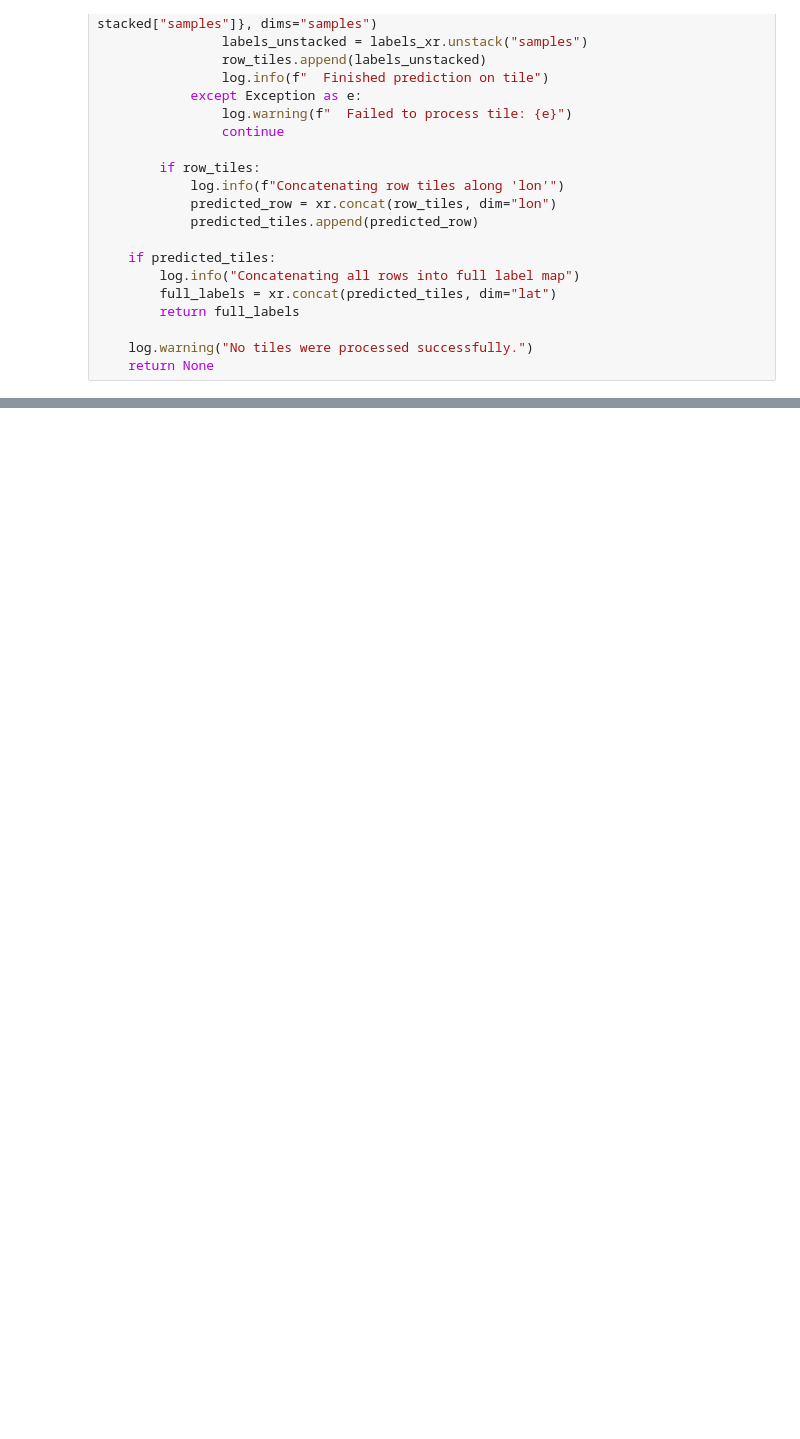
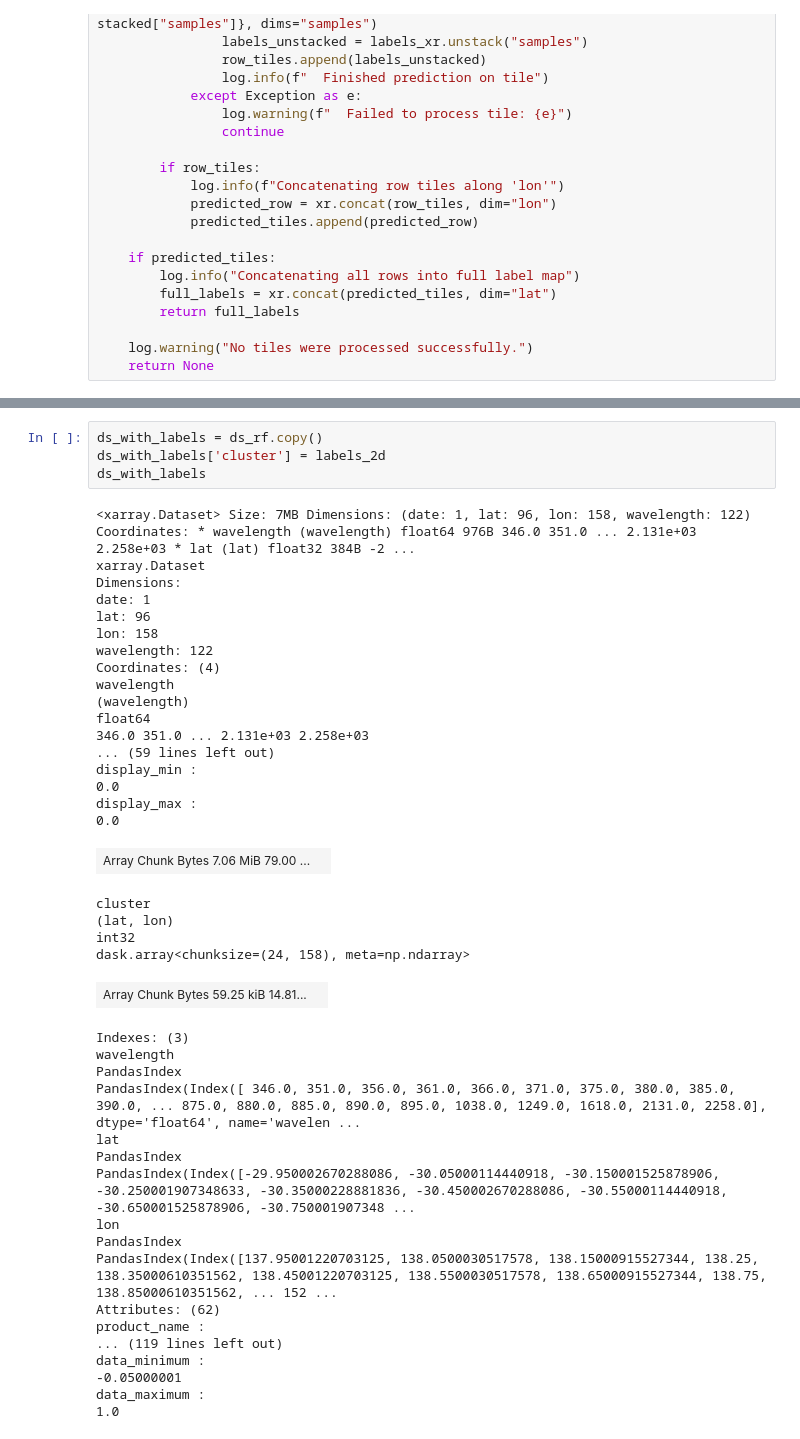
Before and after one commit to eschlossberg/pace-just-land, a Jupyter notebook: scripts/pace_hs_clustering.ipynb, the cells around one changed output, grey strips where cells are left out. Saved outputs shown, nothing was run; the diff lists cells and outputs as text; blank space fills up the shorter version.

```diff
--- a/scripts/pace_hs_clustering.ipynb
+++ b/scripts/pace_hs_clustering.ipynb
@@ -204,0 +223,45 @@ log.info("GeoTIFF saved as kmeans_clusters.tif")
+# %%
+ds_with_labels = ds_rf.copy()
+ds_with_labels['cluster'] = labels_2d
+ds_with_labels
+# %% [output]
+<xarray.Dataset> Size: 7MB Dimensions: (date: 1, lat: 96, lon: 158, wavelength: 122) Coordinates: * wavelength (wavelength) float64 976B 346.0 351.0 ... 2.131e+03 2.258e+03 * lat (lat) float32 384B -2 ...
+xarray.Dataset
+Dimensions:
+date: 1
+lat: 96
+lon: 158
+wavelength: 122
+Coordinates: (4)
+wavelength
+(wavelength)
+float64
+346.0 351.0 ... 2.131e+03 2.258e+03
+... (59 lines left out)
+display_min :
+0.0
+display_max :
+0.0
+| Array Chunk Bytes 7.06 MiB 79.00 ... |  |
+cluster
+(lat, lon)
+int32
+dask.array<chunksize=(24, 158), meta=np.ndarray>
+| Array Chunk Bytes 59.25 kiB 14.81... |  |
+Indexes: (3)
+wavelength
+PandasIndex
+PandasIndex(Index([ 346.0, 351.0, 356.0, 361.0, 366.0, 371.0, 375.0, 380.0, 385.0, 390.0, ... 875.0, 880.0, 885.0, 890.0, 895.0, 1038.0, 1249.0, 1618.0, 2131.0, 2258.0], dtype='float64', name='wavelen ...
+lat
+PandasIndex
+PandasIndex(Index([-29.950002670288086, -30.05000114440918, -30.150001525878906, -30.250001907348633, -30.35000228881836, -30.450002670288086, -30.55000114440918, -30.650001525878906, -30.750001907348 ...
+lon
+PandasIndex
+PandasIndex(Index([137.95001220703125, 138.0500030517578, 138.15000915527344, 138.25, 138.35000610351562, 138.45001220703125, 138.5500030517578, 138.65000915527344, 138.75, 138.85000610351562, ... 152 ...
+Attributes: (62)
+product_name :
+... (119 lines left out)
+data_minimum :
+-0.05000001
+data_maximum :
+1.0
```
Also changed, not shown: parts of 9 cells of this notebook.
